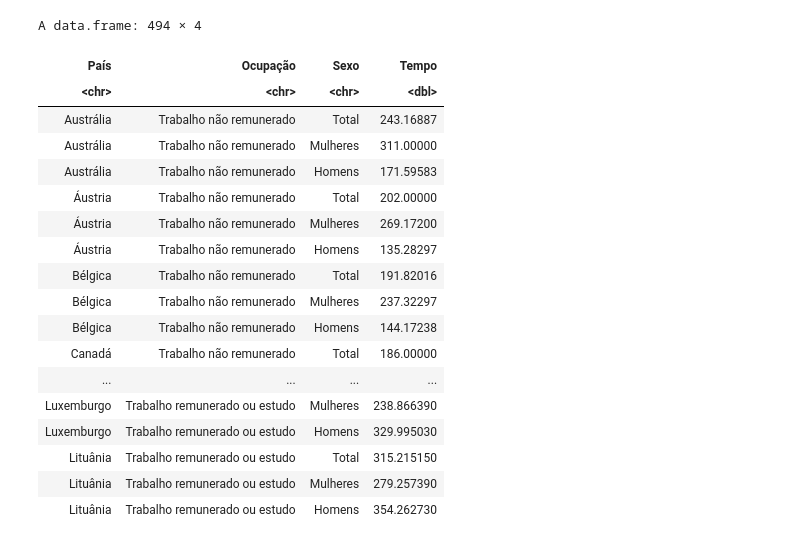
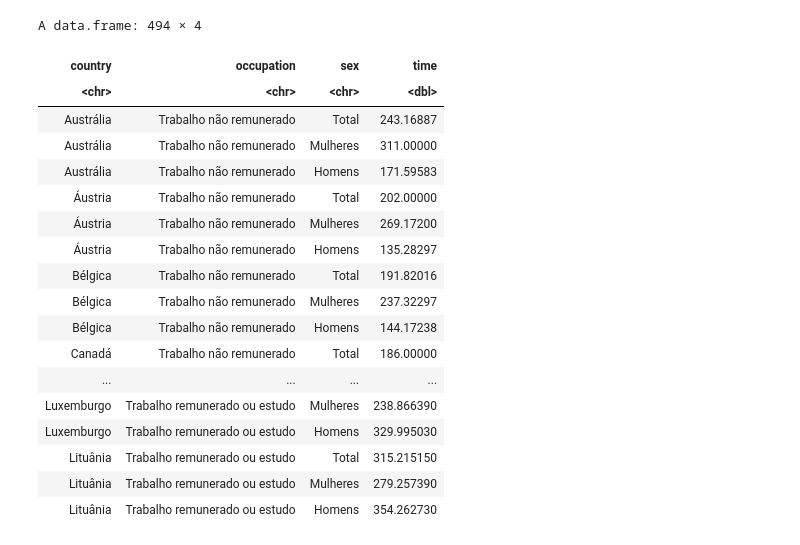
Before and after one commit to gocho1307/ComputationalProject-PE, a Jupyter notebook: ex02/ex02.ipynb, the cells around one changed output. Cells and saved outputs as stored; diff of their text form; code cells hidden in the pictures.

```diff
--- a/ex02/ex02.ipynb
+++ b/ex02/ex02.ipynb
@@ -4,10 +4,10 @@ library("tidyr")
 # %%
 df <- read.csv("TIME_USE_24092022.csv")
-names(df) <- c("País", "Ocupação", "Sexo", "Tempo")
+names(df) <- c("country", "occupation", "sex", "time")
 df
 # %% [output]
 A data.frame: 494 × 4
-| País | Ocupação | Sexo | Tempo |
+| country | occupation | sex | time |
 | <chr> | <chr> | <chr> | <dbl> |
 | Austrália | Trabalho não remunerado | Total | 243.16887 |
 | Austrália | Trabalho não remunerado | Mulheres | 311.00000 |
```
Also changed, not shown: parts of 3 cells of this notebook, 6 other files.
